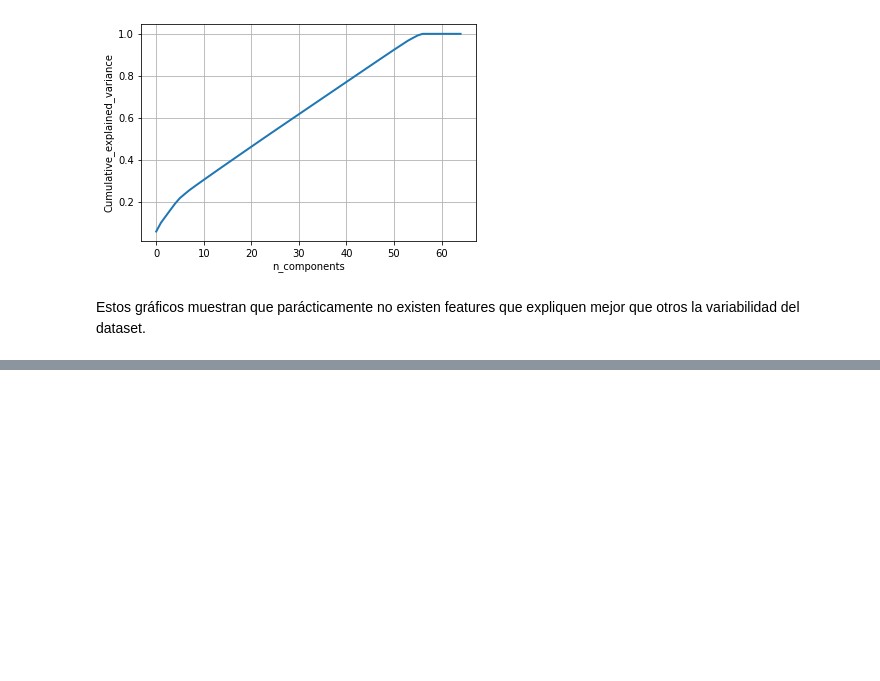
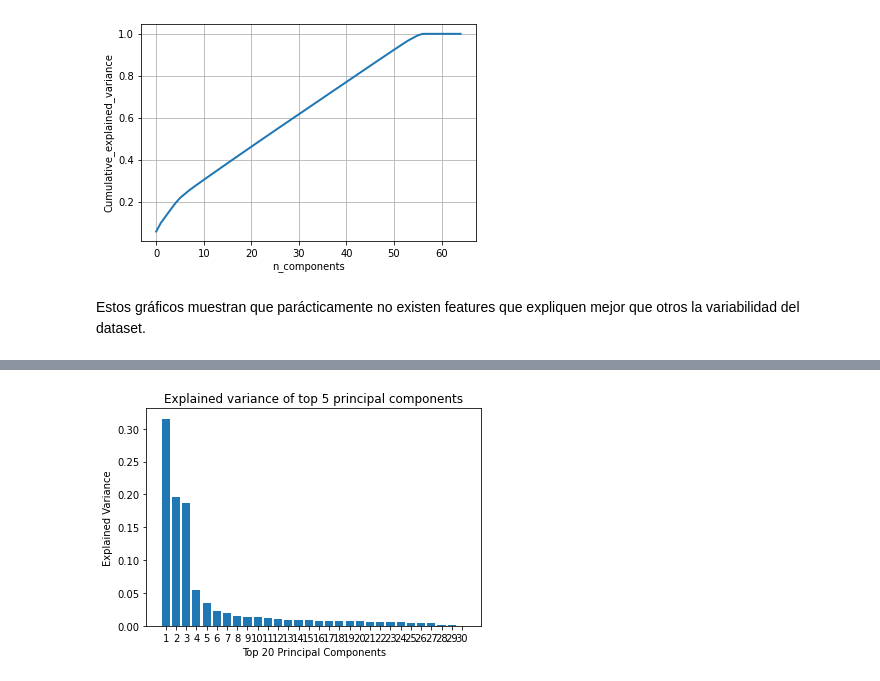
Before and after one commit to tomiambro/clusterai2020_grupo1, a Jupyter notebook: EDA_Proyecto_Final_Lea.ipynb, the cells around one changed output, grey strips where cells are left out. Saved outputs shown, nothing was run; the diff lists cells and outputs as text; code cells hidden in the pictures; blank space fills up the shorter version.

```diff
--- a/EDA_Proyecto_Final_Lea.ipynb
+++ b/EDA_Proyecto_Final_Lea.ipynb
@@ -156,0 +178,19 @@ Estos gráficos muestran que parácticamente no existen features que expliquen m
+# %%
+# Generamos un PCA con los datos luego del autoscaling
+from sklearn.decomposition import PCA as sklearnPCA
+import matplotlib.cm as cm
+n_comps = 30
+sklearn_pca = sklearnPCA(n_components= n_comps)
+xpca = pd.DataFrame(sklearn_pca.fit_transform(X_std))
+eigenvalues = sklearn_pca.explained_variance_ratio_
+# %%
+# visualizamos las 10 primeras componentes principales del PCA
+components = range(1,n_comps + 1)
+plt.bar(components,eigenvalues)
+plt.xticks(components)
+plt.title('Explained variance of top 5 principal components')
+plt.xlabel('Top 20 Principal Components')
+plt.ylabel('Explained Variance')
+plt.show()
+# %% [output]
+[figure, added]
```
Also changed, not shown: parts of 22 cells of this notebook.
